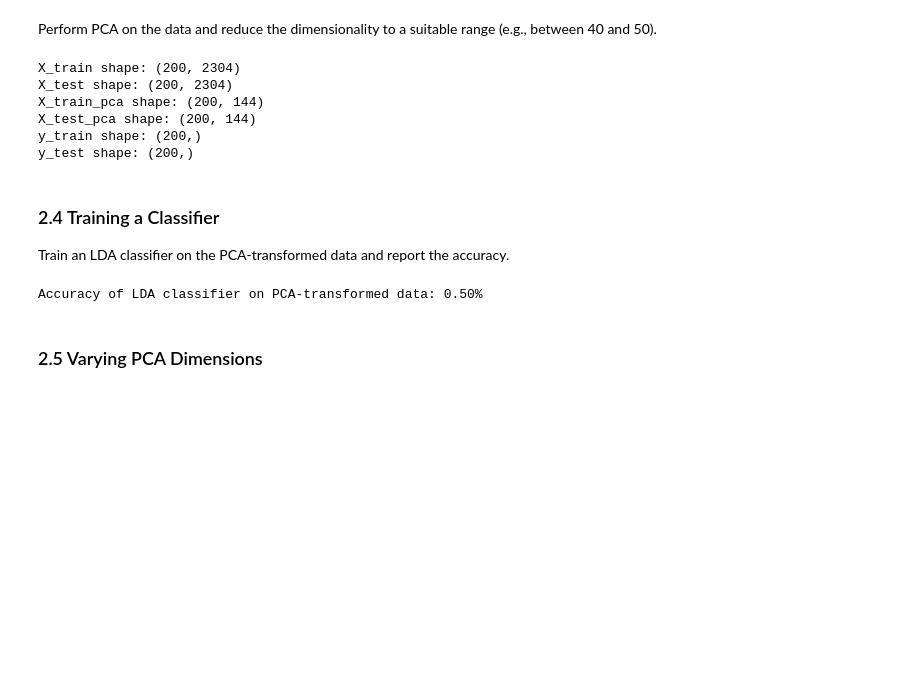
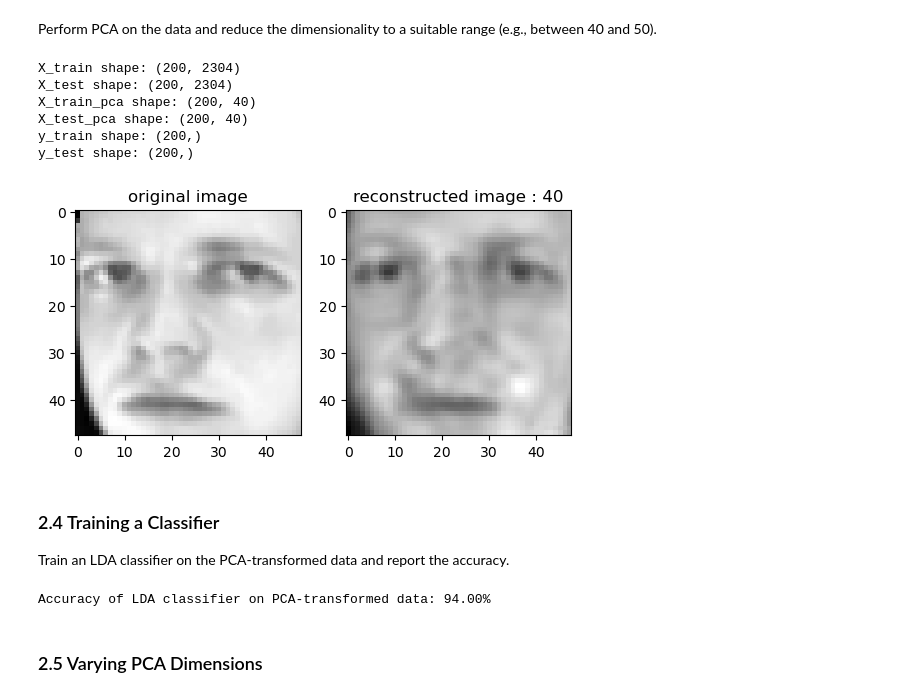
Before and after one commit to DanielRasti/IML_CHW4_Q1, a Jupyter notebook: PCA.ipynb, the cells around one changed output. Saved outputs shown, nothing was run; the diff lists cells and outputs as text; code cells hidden in the pictures; blank space fills up the shorter version.

Commit message:
completing last part, solving low accuracy problem

```diff
--- a/PCA.ipynb
+++ b/PCA.ipynb
@@ -85,6 +110,8 @@ Note: For reading the images, you can use opencv library. You can install this l
 # %% [markdown]
 Perform PCA on the data and reduce the dimensionality to a suitable range (e.g., between 40 and 50).
 # %%
+#loading images
+
 import os
 import numpy as np
 import cv2
@@ -102,47 +129,6 @@ def load_images_from_folder(folder):
                 labels.append(i-1)  # Label is the folder number - 1
     return np.array(images), np.array(labels)
 
-# Load images
+
 data_folder = "ORL"
 X, y = load_images_from_folder(data_folder)
-
-
-
-
-
-
-# Split into train and test sets
-X_train, X_test = [], []
-y_train, y_test = [], []
-
-for i in range(40):  # 40 individuals
-    X_train.extend(X[i*10:i*10+5])  # First 5 images for training
-    X_test.extend(X[i*10+5:i*10+10])  # Last 5 images for testing
-    y_train.extend(y[i*10:i*10+5])
-    y_test.extend(y[i*10+5:i*10+10])
-
-
-X_train = np.array(X_train)
-X_test = np.array(X_test)
-y_train = np.array(y_train)
-y_test = np.array(y_test)
-
-# Perform PCA and reduce dimensionality
-num_components = 144 # You can choose between 40 and 50
-X_train_pca = myPCA(X_train, num_components)
-X_test_pca = myPCA(X_test, num_components)
-
-# Checking the shapes of the datasets
-print(f"X_train shape: {X_train.shape}")
-print(f"X_test shape: {X_test.shape}")
-print(f"X_train_pca shape: {X_train_pca.shape}")
-print(f"X_test_pca shape: {X_test_pca.shape}")
-print(f"y_train shape: {y_train.shape}")
-print(f"y_test shape: {y_test.shape}")
-# %% [output]
-X_train shape: (200, 2304)
-X_test shape: (200, 2304)
-X_train_pca shape: (200, 144)
-X_test_pca shape: (200, 144)
-y_train shape: (200,)
-y_test shape: (200,)
@@ -149,3 +153,30 @@ y_test shape: (200,)
+# %%
+# Perform PCA and reduce dimensionality
+num_components = 40 # You can choose between 40 and 50
+train_pca = my_PCA(num_components)
+reduced_train = train_pca.fit(X_train)
+reduced_test = train_pca.transform(X_test)
+# %% [output]
+X_train shape: (200, 2304)
+X_test shape: (200, 2304)
+X_train_pca shape: (200, 40)
+X_test_pca shape: (200, 40)
+y_train shape: (200,)
+y_test shape: (200,)
+# %%
+# performing pca reduction and then recnstructing a sample image
+img = X_test[0]
+img_reduced = train_pca.transform(img.reshape(1,-1))
+img_reconstructed = train_pca.inverse_transform(img_reduced)
+plt.subplot(1,2,1)
+plt.imshow(img.reshape(48,48), cmap='gray')
+plt.title('original image')
+plt.subplot(1,2,2)
+plt.imshow(img_reconstructed.reshape(48,48), cmap='gray')
+plt.title(f'reconstructed image : {num_components}')
+plt.show()
+# %% [output]
+[figure, added]
 # %% [markdown]
 ### 2.4 Training a Classifier
 Train an LDA classifier on the PCA-transformed data and report the accuracy.
@@ -155,17 +186,18 @@ from sklearn.metrics import accuracy_score
 
 # Train the LDA classifier
 lda = LDA()
-lda.fit(X_train_pca, y_train)
+lda.fit(reduced_train, y_train)
+
 
 # Predict on the test data
-y_pred = lda.predict(X_test_pca)
+y_pred = lda.predict(reduced_test)
 
 # Calculate the accuracy
 accuracy = accuracy_score(y_test, y_pred)
 
 print(f"Accuracy of LDA classifier on PCA-transformed data: {accuracy * 100:.2f}%")
 # %% [output]
-Accuracy of LDA classifier on PCA-transformed data: 0.50%
+Accuracy of LDA classifier on PCA-transformed data: 94.00%
 # %% [markdown]
 ### 2.5 Varying PCA Dimensions
 # %% [markdown]
```
Also changed, not shown: parts of 6 cells of this notebook.
